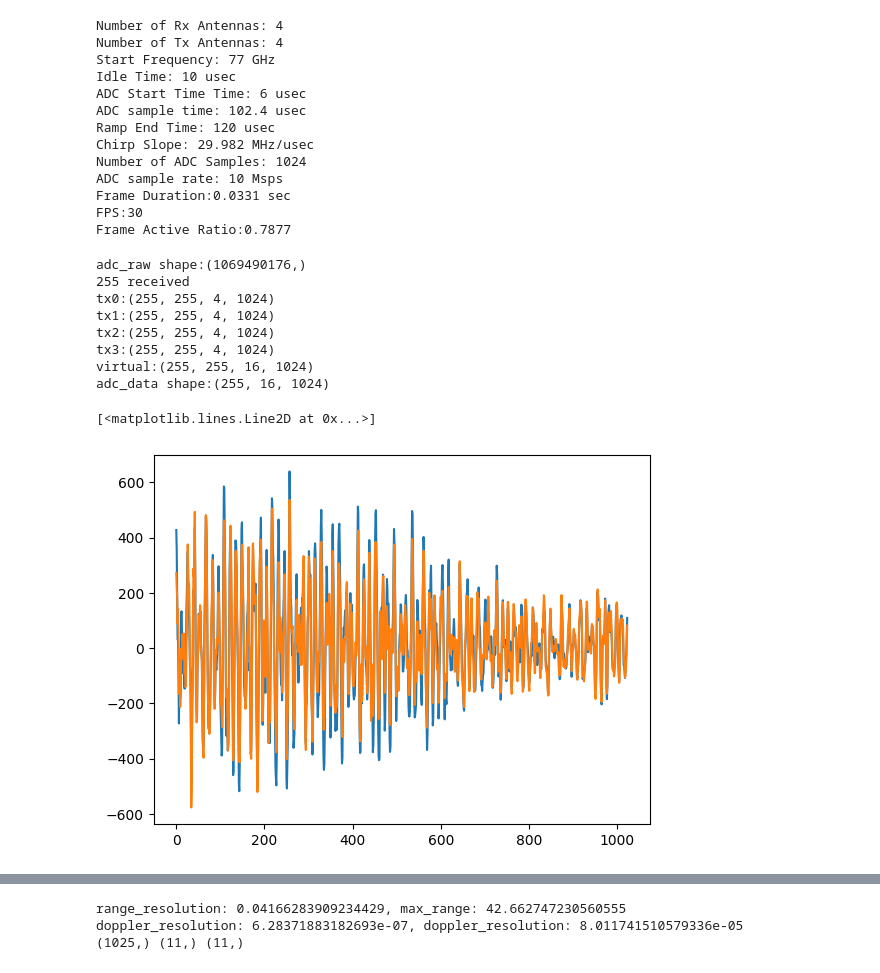
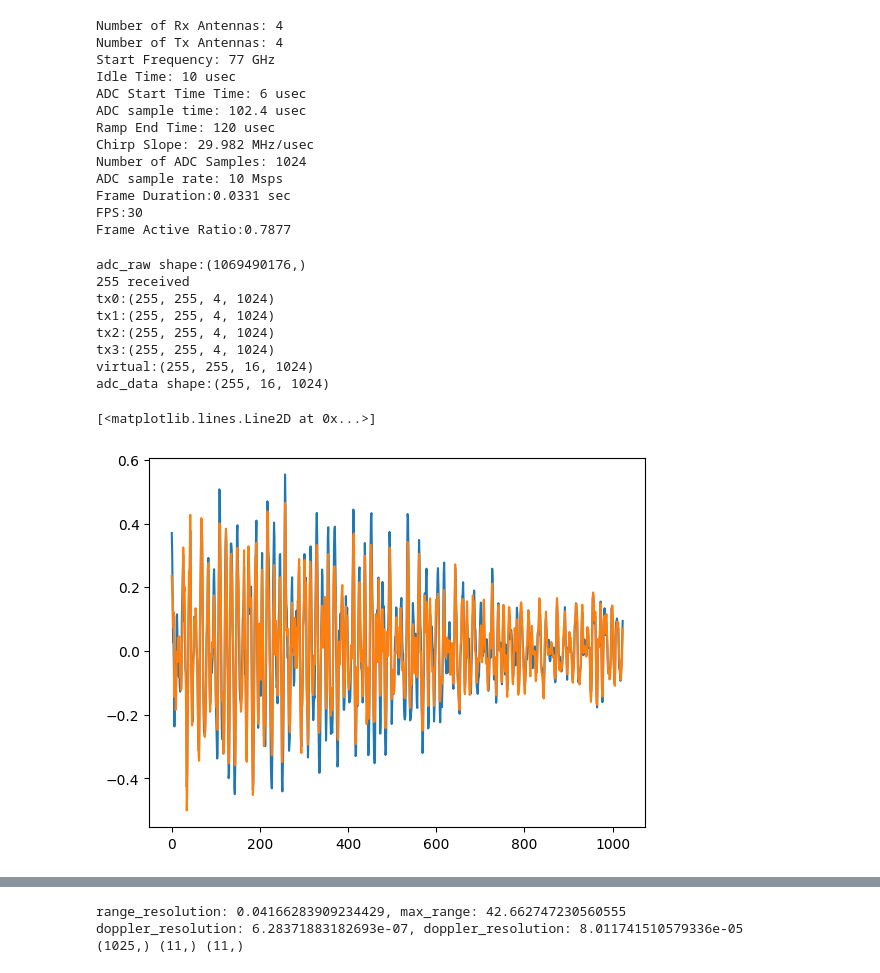
Before and after one commit to juntingdeng/radar, a Jupyter notebook: code/range_azimuth.ipynb, the cells around one changed output, grey strips where cells are left out. Saved outputs shown, nothing was run; the diff lists cells and outputs as text; code cells hidden in the pictures.

```diff
--- a/code/range_azimuth.ipynb
+++ b/code/range_azimuth.ipynb
@@ -73,31 +76,32 @@ adc_raw = np.concatenate(adc_raw, axis=0)
 print(f'adc_raw shape:{adc_raw.shape}')
 
 nframes = adc_raw.shape[0] // (num_adc_samples*num_chirps*num_rx)
 assert adc_raw.shape[0] == num_adc_samples*num_chirps*num_rx*num_frames or 0 < nframes <num_frames
 print(f'{nframes} received')
 adc_raw = adc_raw[ :num_adc_samples*num_chirps*num_rx*nframes]
 
 adc_frames = adc_raw.reshape(nframes, num_chirps, num_rx, num_adc_samples)
 adc_tx = []
 for i in range(num_tx):
     adc_tx.append(adc_frames[:, i::num_tx, :, :])
     print(f'tx{i}:{adc_tx[-1].shape}')
 adc_frames = np.concatenate(adc_tx, axis=-2)
 print(f'virtual:{adc_frames.shape}')
 
+adc_frames = adc_frames/np.max(adc_frames)
 adc_data = adc_frames[22]
 print(f'adc_data shape:{adc_data.shape}')
 
 plt.plot(adc_frames[19, 50, 1])
 plt.plot(adc_frames[19, 100, 1])
 # %% [output]
 adc_raw shape:(1069490176,)
 255 received
 tx0:(255, 255, 4, 1024)
 tx1:(255, 255, 4, 1024)
 tx2:(255, 255, 4, 1024)
 tx3:(255, 255, 4, 1024)
 virtual:(255, 255, 16, 1024)
 adc_data shape:(255, 16, 1024)
 [<matplotlib.lines.Line2D at 0x...>]
-[figure, old version]
+[figure, new version]
```
Also changed, not shown: parts of 8 cells of this notebook.
